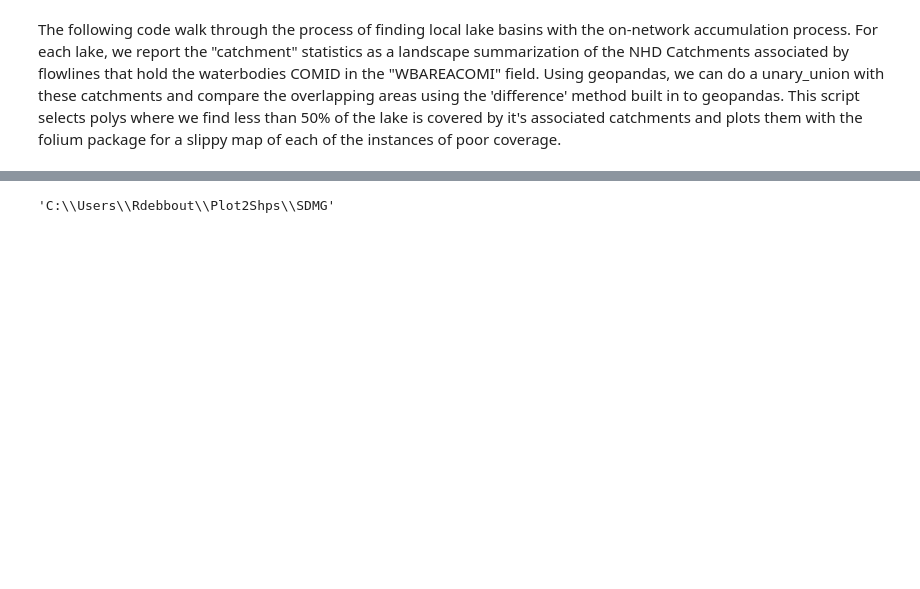
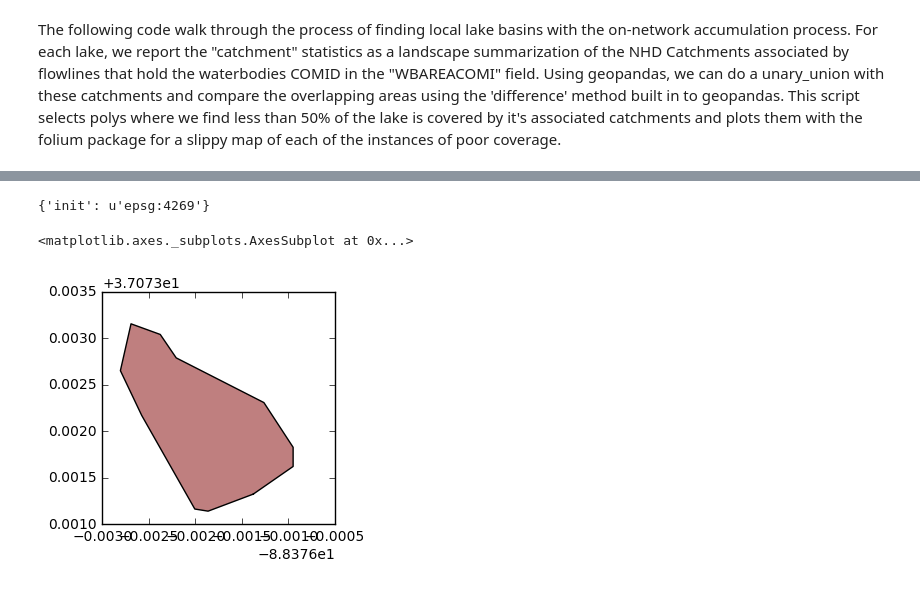
Before and after one commit to debboutr/SDMG, a Jupyter notebook: SpatialDataManagementGroup.ipynb, the cells around one changed output, grey strips where cells are left out. Saved outputs shown, nothing was run; the diff lists cells and outputs as text; code cells hidden in the pictures; blank space fills up the shorter version.

```diff
--- a/SpatialDataManagementGroup.ipynb
+++ b/SpatialDataManagementGroup.ipynb
@@ -40,9 +36,11 @@ lakes = gpd.GeoDataFrame.from_file('/media/rick/gitSum/NHDv21/NHDPlusSA/NHDPlus0
-# %%
-import os
-os.getcwd()
-# %% [output]
-'C:\\Users\\Rdebbout\\Plot2Shps\\SDMG'
 # %%
 % matplotlib inline
 import geopandas as gpd
+lake = gpd.GeoDataFrame.from_file("./data/lake.shp")
+print lake.crs  # GCS_North_American_1983
+lake.plot(figsize=(3,3))
+# %% [output]
+{'init': u'epsg:4269'}
+<matplotlib.axes._subplots.AxesSubplot at 0x...>
+[figure, added]
 # %%
```
Also changed, not shown: parts of 30 cells of this notebook, 6 other files.
